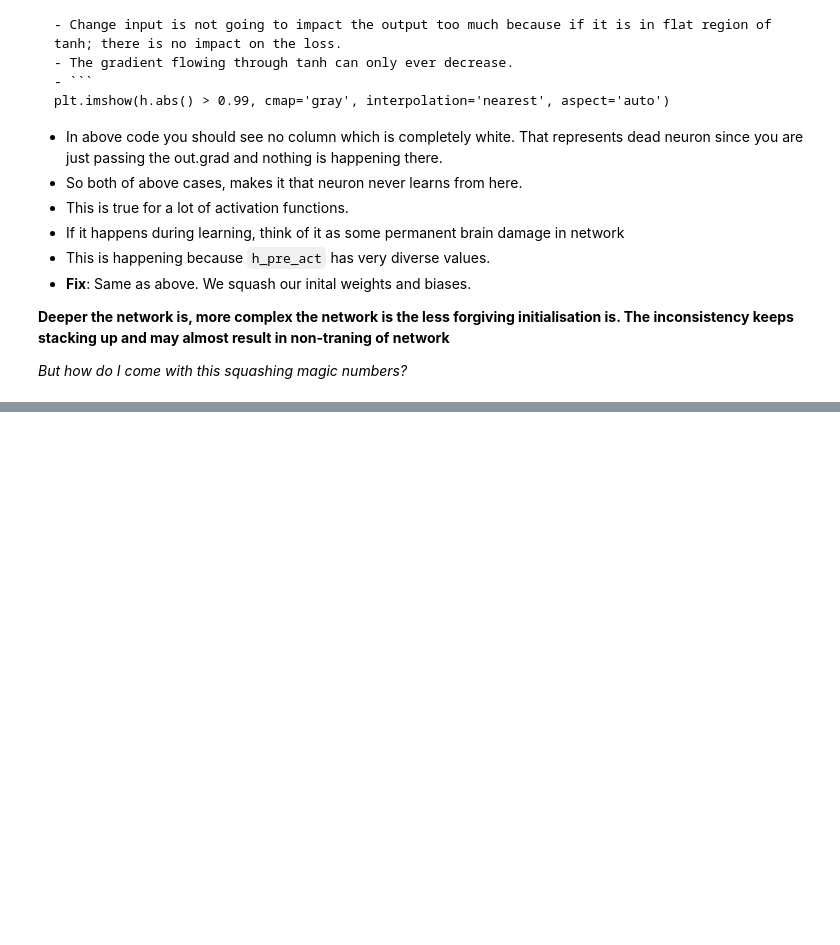
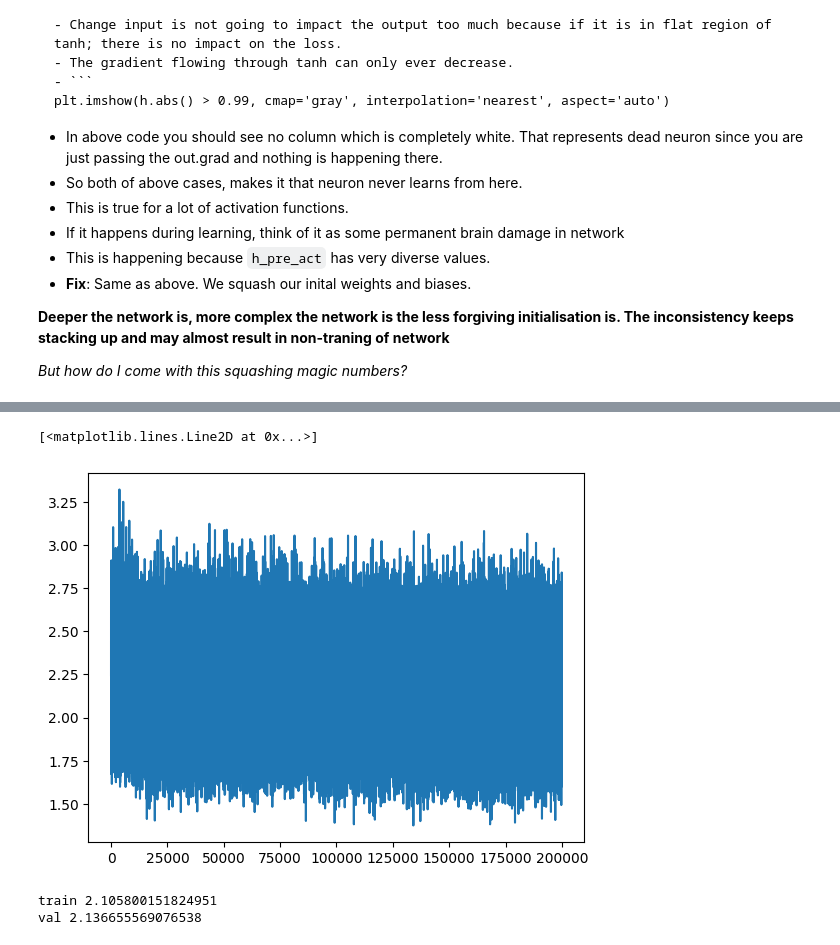
Before and after one commit to Sarthak30/karpathy-notebooks, a Jupyter notebook: character_llm_mlp_2.ipynb, the cells around one changed output, grey strips where cells are left out. Saved outputs shown, nothing was run; the diff lists cells and outputs as text; code cells hidden in the pictures; blank space fills up the shorter version.

```diff
--- a/character_llm_mlp_2.ipynb
+++ b/character_llm_mlp_2.ipynb
@@ -236,0 +301,34 @@ _But how do I come with this squashing magic numbers?_
+# %%
+max_steps = 200_000
+batch_size = 32
+i_loss = []
+
+for i in range(max_steps):
+  ix = torch.randint(0, Xtr.shape[0], (batch_size,))
+  Xb, Yb = Xtr[ix], Ytr[ix]
+
+  # forward pass
+  emb = C[Xb] # embed the characters into vectors
+  emb_cat = emb.view(emb.shape[0], -1) # concatenate the vectors
+  h_pre_act = emb_cat @ W1 + b1
+  h_pre_act = bngain * (h_pre_act - h_pre_act.mean(0, keepdim=True)) / h_pre_act.std(0, keepdim=True) + bnbias # normalise
+  h = torch.tanh(h_pre_act) # hidden layer
+  logits = h @ W2 + b2 # output layer
+  loss = F.cross_entropy(logits, Yb) # loss function
+
+  # backward pass
+  for p in parameters:
+    p.grad = None
+  loss.backward()
+
+  # update
+  lr = 0.1 if i < 10000 else 0.01 # learning rate annealing
+  for p in parameters:
+    p.data += -lr * p.grad
+
+  # track stats
+  if i % 10_000 == 0:
+    print("{} / {} : {}".format(i, max_steps, loss.item()))
+  i_loss.append(loss.item())
+
+  # break
@@ -236,0 +356,27 @@ _But how do I come with this squashing magic numbers?_
+# %%
+plt.plot(i_loss)
+# %% [output]
+[<matplotlib.lines.Line2D at 0x...>]
+[figure, added]
+# %%
+@torch.no_grad()
+def split_loss(split):
+  x, y = {
+      'train': (Xtr, Ytr),
+      'val': (Xdev, Ydev),
+      'test': (Xte, Yte),
+  }[split]
+  emb = C[x] # (N, block_size, n_embed)
+  emb_cat = emb.view(emb.shape[0], -1) # concat into (N, block_size * n_embed)
+  h_pre_act = emb_cat @ W1 + b1
+  h_pre_act = bngain * (h_pre_act - h_pre_act.mean(0, keepdim=True)) / h_pre_act.std(0, keepdim=True) + bnbias # normalise
+  h = torch.tanh(h_pre_act)
+  logits = h @ W2 + b2
+  loss = F.cross_entropy(logits, y)
+  print(split, loss.item())
+
+split_loss('train')
+split_loss('val')
+# %% [output]
+train 2.105800151824951
+val 2.136655569076538
```
Also changed, not shown: parts of 11 cells of this notebook.
